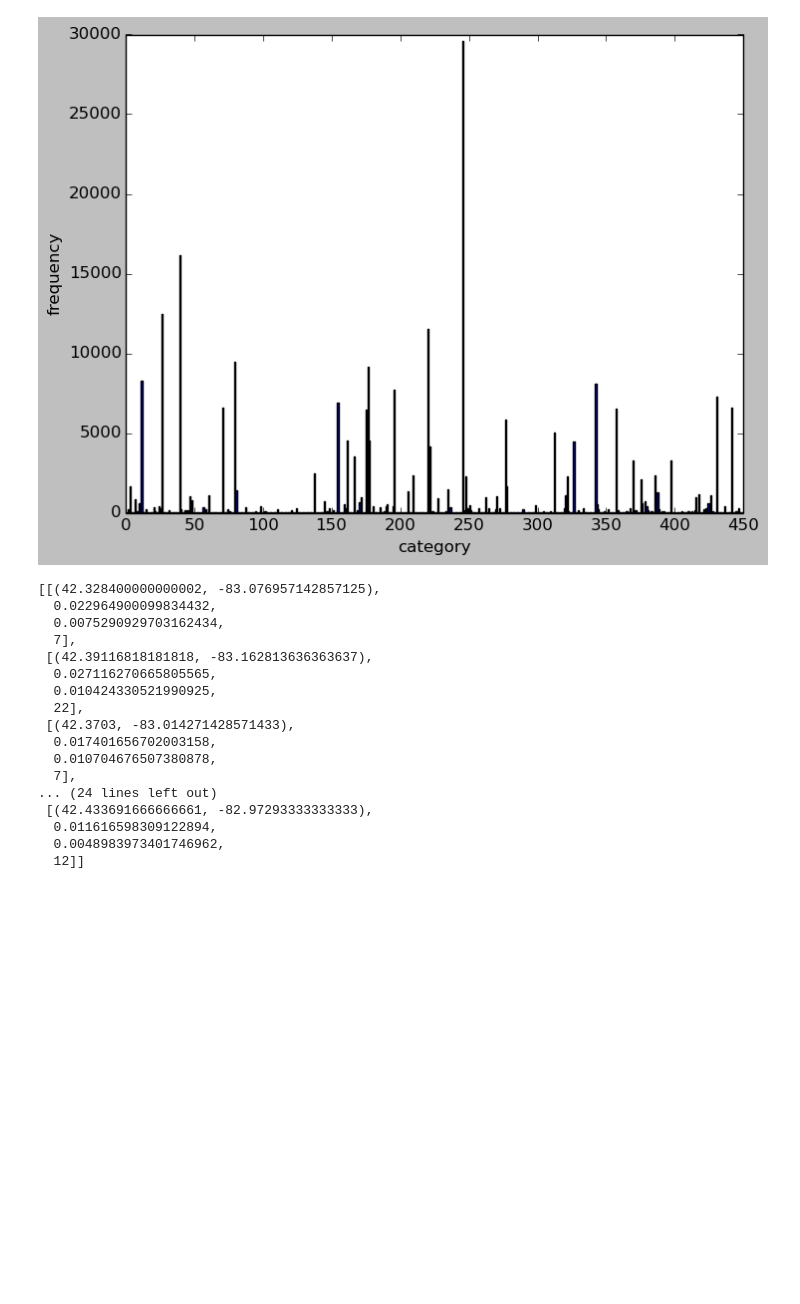
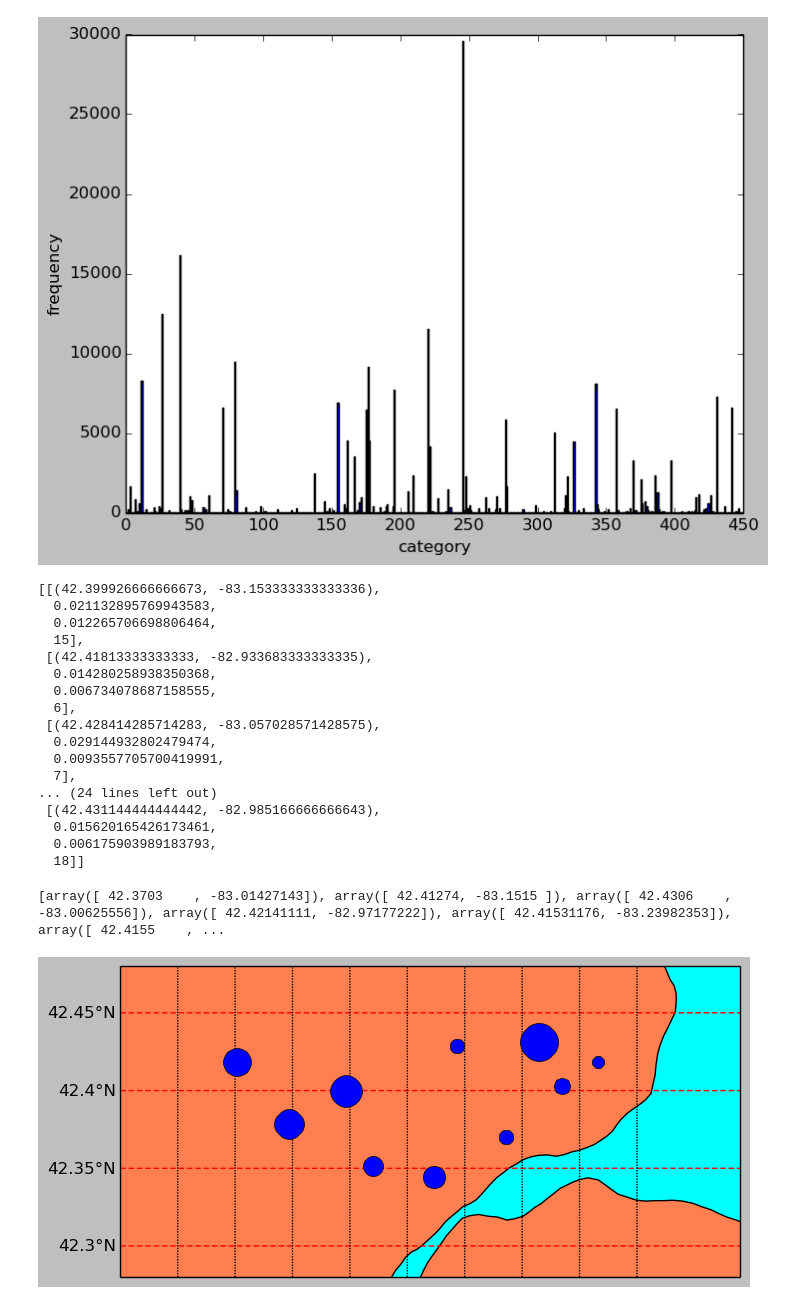
Before and after one commit to budiryan/CloudCrime, a Jupyter notebook: Main.ipynb, the cells around one changed output. Cells and saved outputs as stored; diff of their text form; code cells hidden in the pictures; blank space fills up the shorter version.

Commit message:
map plot and kmean centers visualization

```diff
--- a/Main.ipynb
+++ b/Main.ipynb
@@ -80,22 +85,27 @@ def danger_rdd(months, categories, num_clusters):
     center_info= center_to_errors.map(lambda entry:[entry[0],np.average(entry[1]),np.std(entry[1]),len(entry[1])])
     return center_info
 
-danger_rdd([1, 2, 3, 4], ['MURDER'], 10).take(12)
+danger_zone=danger_rdd([1, 2, 3, 4], ['MURDER'], 10).collect()
+danger_zone
 # %% [output]
-[[(42.328400000000002, -83.076957142857125),
-  0.022964900099834432,
-  0.0075290929703162434,
-  7],
- [(42.39116818181818, -83.162813636363637),
-  0.027116270665805565,
-  0.010424330521990925,
-  22],
- [(42.3703, -83.014271428571433),
-  0.017401656702003158,
-  0.010704676507380878,
+[[(42.399926666666673, -83.153333333333336),
+  0.021132895769943583,
+  0.012265706698806464,
+  15],
+ [(42.41813333333333, -82.933683333333335),
+  0.014280258938350368,
+  0.006734078687158555,
+  6],
+ [(42.428414285714283, -83.057028571428575),
+  0.029144932802479474,
+  0.0093557705700419991,
   7],
 ... (24 lines left out)
- [(42.433691666666661, -82.97293333333333),
-  0.011616598309122894,
-  0.0048983973401746962,
-  12]]
+ [(42.431144444444442, -82.985166666666643),
+  0.015620165426173461,
+  0.006175903989183793,
+  18]]
+# %%
+print (centers)
+# %% [output]
+[array([ 42.3703    , -83.01427143]), array([ 42.41274, -83.1515 ]), array([ 42.4306    , -83.00625556]), array([ 42.42141111, -82.97177222]), array([ 42.41531176, -83.23982353]), array([ 42.4155    , ...
@@ -101,0 +147,32 @@ danger_rdd([1, 2, 3, 4], ['MURDER'], 10).take(12)
+# %%
+detroit_long= -82.928223
+detroit_lat= 42.405678
+
+
+fig1=plt.figure(1)
+ax1=fig1.add_subplot(111)
+map = Basemap(projection='merc', lat_0 = detroit_lat, lon_0 = detroit_long,
+    resolution = 'f',
+    llcrnrlon=-83.35, llcrnrlat=42.28,
+    urcrnrlon=-82.81, urcrnrlat=42.48)
+
+map.drawmapboundary(fill_color='aqua')
+map.fillcontinents(color='coral',lake_color='aqua')
+map.drawcoastlines()
+map.drawstates()
+map.drawparallels([x/100.0 for x in range(4210, 4265, 5)], linewidth=1.0, dashes=[4, 2], labels=[1,0,0,0], color='r')
+map.drawmeridians([x/100.0 for x in range(-8330, -8285, 5)], labels=[1,0,0,0])
+
+###fixed marker size
+#lats=[x[0] for x in centers]
+#lons=[x[1] for x in centers]
+#x,y = map(lons, lats)
+#map.plot(x, y, 'bo', markersize=10)
+
+#plot all centers with varying marker size
+for entry in danger_zone:
+    plot_point(entry[0][0], entry[0][1], entry[2], entry[3])
+
+plt.show()
+# %% [output]
+[figure, added]
```
Also changed, not shown: parts of 2 cells of this notebook.
